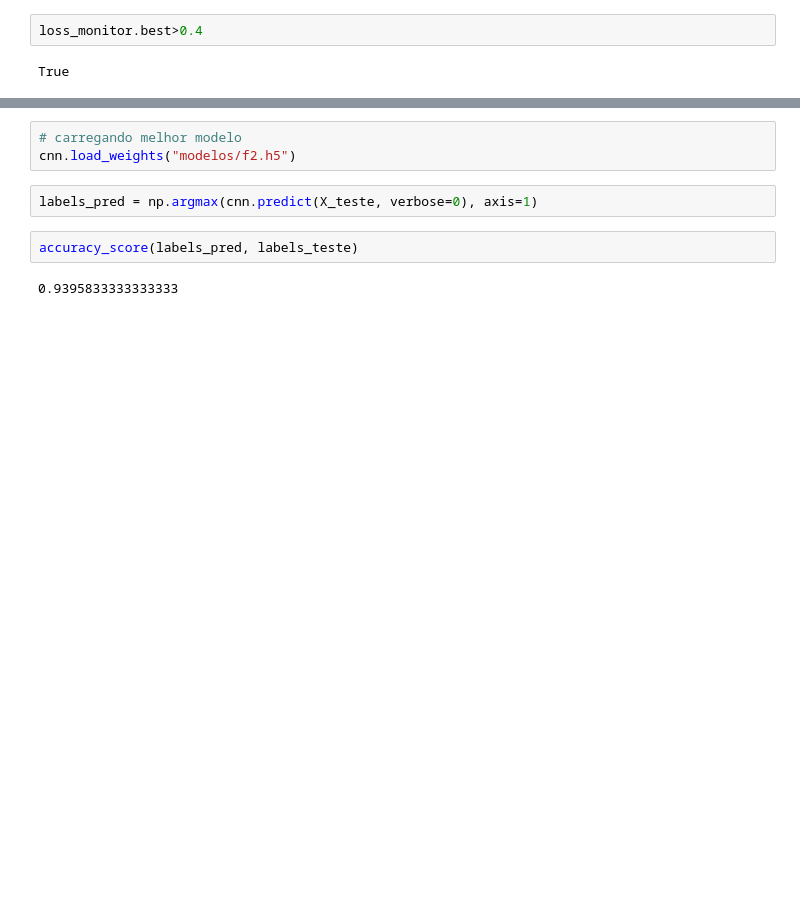
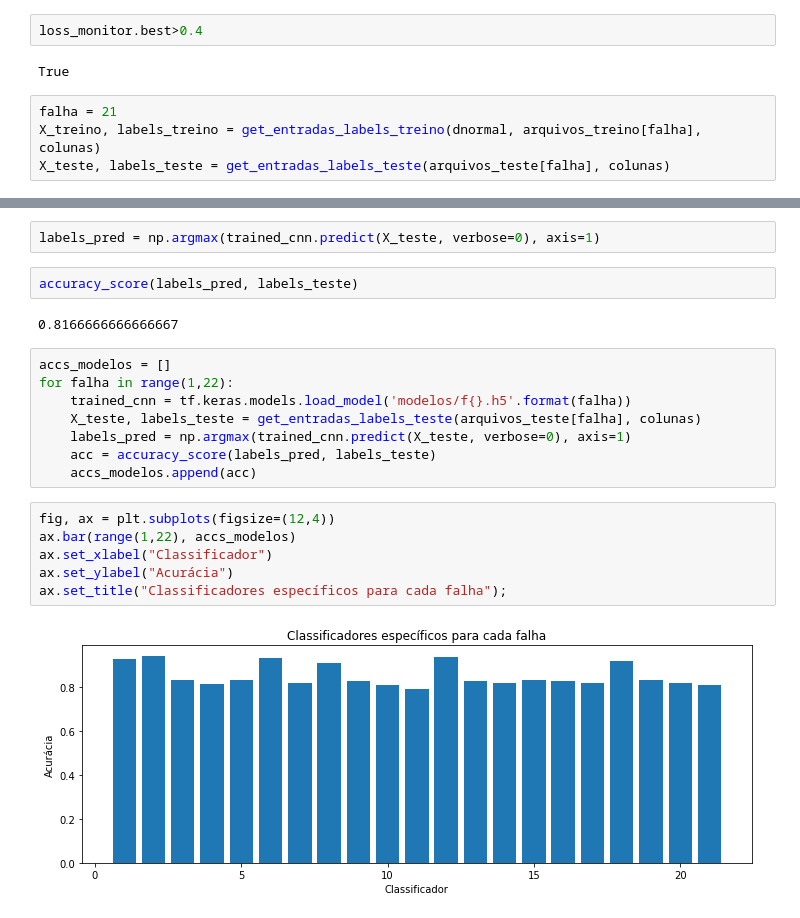
Before and after one commit to ifribeiro/RNA, a Jupyter notebook: T2/CNN_TE.ipynb, the cells around one changed output, grey strips where cells are left out. Drawn from its saved outputs; the diff is of its cells as text; blank space fills up the shorter version.

Commit message:
comparação entre modelos

```diff
--- a/T2/CNN_TE.ipynb
+++ b/T2/CNN_TE.ipynb
@@ -239,4 +212,8 @@ To enable them in other operations, rebuild TensorFlow with the appropriate comp
 loss_monitor.best>0.4
 # %% [output]
 True
+# %%
+falha = 21
+X_treino, labels_treino = get_entradas_labels_treino(dnormal, arquivos_treino[falha], colunas)
+X_teste, labels_teste = get_entradas_labels_teste(arquivos_teste[falha], colunas)
 # %%
@@ -262,9 +238,22 @@ best 0.9385416507720947
-# %%
-# carregando melhor modelo
-cnn.load_weights("modelos/f2.h5")
 # %%
-labels_pred = np.argmax(cnn.predict(X_teste, verbose=0), axis=1)
+labels_pred = np.argmax(trained_cnn.predict(X_teste, verbose=0), axis=1)
 # %%
 accuracy_score(labels_pred, labels_teste)
 # %% [output]
-0.9395833333333333
+0.8166666666666667
+# %%
+accs_modelos = []
+for falha in range(1,22):
+    trained_cnn = tf.keras.models.load_model('modelos/f{}.h5'.format(falha))
+    X_teste, labels_teste = get_entradas_labels_teste(arquivos_teste[falha], colunas)
+    labels_pred = np.argmax(trained_cnn.predict(X_teste, verbose=0), axis=1)
+    acc = accuracy_score(labels_pred, labels_teste)
+    accs_modelos.append(acc)
+# %%
+fig, ax = plt.subplots(figsize=(12,4))
+ax.bar(range(1,22), accs_modelos)
+ax.set_xlabel("Classificador")
+ax.set_ylabel("Acurácia")
+ax.set_title("Classificadores específicos para cada falha");
+# %% [output]
+[figure, added]
```
Also changed, not shown: parts of 11 cells of this notebook.
